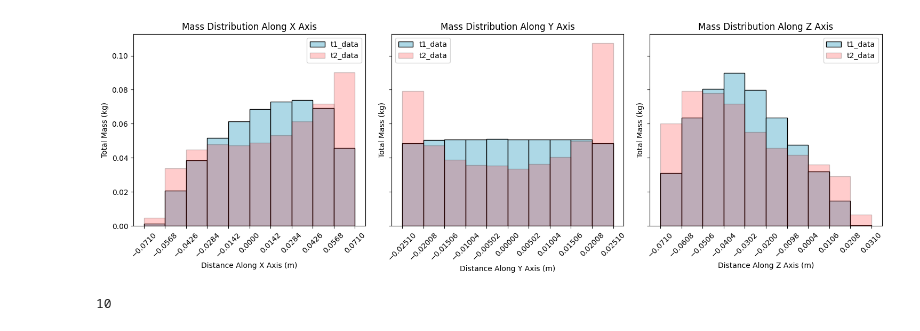
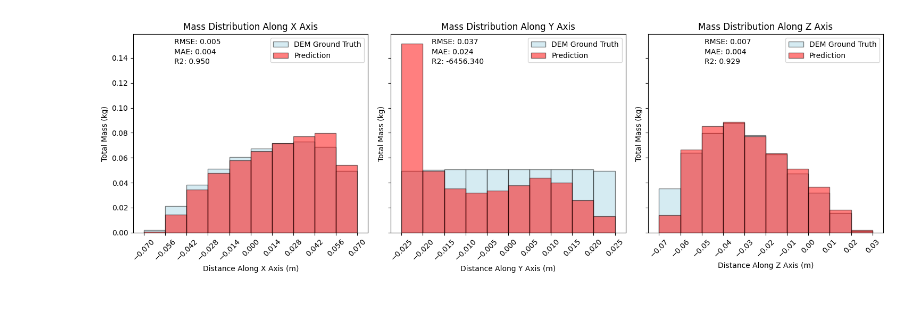
Before and after one commit to elispelis/DEM-Dissertation, a Jupyter notebook: src/density_distribution.ipynb, the cells around one changed output. Drawn from its saved outputs; the diff is of its cells as text; code cells hidden in the pictures.

```diff
--- a/src/density_distribution.ipynb
+++ b/src/density_distribution.ipynb
@@ -52,8 +52,12 @@ plot_particles(t1_data, id_dict, True, t1)
 z_max = np.amax(t1_data[:, 2])
 
 
-predicted_path = rf"V:\GrNN_EDEM-Sims\{sim_name}_data\Export_Data\RNNSR_plots\35_12_35_sl15_3_6.5_0.05s_plots_30ep_128batch\timestep_data\20.00.csv"
-t2_data = np.genfromtxt(predicted_path, delimiter=",")
+#predicted_path = rf"V:\GrNN_EDEM-Sims\{sim_name}_data\Export_Data\RNNSR_plots\35_12_35_sl15_3_6.5_0.05s_plots_30ep_128batch\timestep_data\20.00.csv"
+predicted_path = rf"V:\GrNN_EDEM-Sims\{sim_name}_data\Export_Data\RNNSR_plots\23_8_23_sl15_3_5_0.05s_plots_20ep_64batch\timestep_data\20.00.npy"
+predicted_path = rf"V:\GrNN_EDEM-Sims\{sim_name}_data\Export_Data\RNNSR_plots\35_12_35_sl30_3_6.5_0.05s_plots_30ep_128batch\timestep_data\20.00.npy"
+
+
+t2_data = np.load(predicted_path)
 
 new_column = np.ones((t2_data.shape[0]))
 t2_data = np.insert(t2_data, -1, new_column*t1_data[0,-2], axis=1)
@@ -78,61 +133,67 @@ array([[-4.93703597e-02, -2.50000000e-02, -2.83277368e-02,
 # %%
 direction = "y"
 bin_count = 10
-domain_x = (-0.071, 0.071)
-domain_y = (-0.0251, 0.0251)
-domain_z = (-0.071, 0.031)
+domain_x = (-0.07, 0.07)
+domain_y = (-0.025, 0.025)
+domain_z = (-0.07, 0.03)
 
 domains = {
     "x": domain_x,
     "y": domain_y,
     "z": domain_z
 }
 # Define a color map for differentiating between t1_data and t2_data
 colors = ['lightblue', 'red']
 
 fig, axs = plt.subplots(1, 3, figsize=(15, 5), sharey=1, dpi=100)
 
+
+rmses = []
+r_squareds = []
+maes = []
+
+
 # Iterate over each direction
 for i, direction in enumerate(domains.keys()):
     bin_length = (domains[direction][1] - domains[direction][0]) / bin_count
 
-    # Generate bin edges
+    #slice domain and calculate mass distrubtion
     bins = np.linspace(domains[direction][0], domains[direction][1], bin_count + 1)
+    slices_dem = slice_positions_1d(t1_data, domains[direction], bin_count, direction)
+    slices_pred = slice_positions_1d(t2_data, domains[direction], bin_count, direction)
+    masses_dem = [np.sum(slice[:, 3]) for slice in slices_dem]
+    masses_pred = [np.sum(slice[:, 3]) for slice in slices_pred]
 
-    # Slice positions for t1_data
-    slices_t1 = extrap.slice_positions_1d(t1_data, domains[direction], bin_count, direction)
+    # plot bar graph
+    axs[i].bar(bins[:-1], masses_dem, width=np.diff(bins), edgecolor="k", align="edge", color=colors[0], label='DEM Ground Truth', alpha=0.5)
+    axs[i].bar(bins[:-1], masses_pred, width=np.diff(bins), edgecolor="k", align="edge", color=colors[1], label='Prediction', alpha=0.5)
 
-    # Slice positions for t2_data
-    slices_t2 = extrap.slice_positions_1d(t2_data, domains[direction], bin_count, direction)
-
-    # Compute masses for t1_data
-    masses_t1 = [np.sum(slice[:, 3]) for slice in slices_t1]
-
-    # Compute masses for t2_data
-    masses_t2 = [np.sum(slice[:, 3]) for slice in slices_t2]
-
-    # Plotting the histogram with y-values as masses on the current subplot for t1_data
-    axs[i].bar(bins[:-1], masses_t1, width=np.diff(bins), edgecolor="k", align="edge", color=colors[0], label='t1_data')
-
-    # Plotting the histogram with y-values as masses on the current subplot for t2_data
-    axs[i].bar(bins[:-1], masses_t2, width=np.diff(bins), edgecolor="k", align="edge", color=colors[1], label='t2_data', alpha=0.2)
-
-    # Adding labels and title to the current subplot
+    # graph setting
     axs[i].set_xlabel(f'Distance Along {direction.capitalize()} Axis (m)')
     axs[i].set_ylabel('Total Mass (kg)')
     axs[i].set_title(f'Mass Distribution Along {direction.capitalize()} Axis')
     axs[i].set_xticks(bins)
     axs[i].tick_params(axis='x', rotation=45)
     axs[i].legend()
 
+    rmse, r_squared, mae = get_stats(np.array(masses_dem), np.array(masses_pred))
+
+    rmses.append(rmse)
+    r_squareds.append(r_squared)
+    maes.append(mae)
+
+    new_max = axs[i].get_ylim()[1]
+
+
+for i in range(3):
+    axs[i].text(x=0.65*axs[i].get_xlim()[0], y=0.95*axs[i].get_ylim()[1], s=f"RMSE: {rmses[i]:.3f}")
+    axs[i].text(x=0.65*axs[i].get_xlim()[0], y=0.9*axs[i].get_ylim()[1], s=f"MAE: {maes[i]:.3f}")
+    axs[i].text(x=0.65*axs[i].get_xlim()[0], y=0.85*axs[i].get_ylim()[1], s=f"R2: {r_squareds[i]:.3f}")
+
 # Adjust layout to prevent clipping of labels
 plt.tight_layout()
 
 # Display the plot
 plt.show()
 # %% [output]
-[figure, old version]
+[figure, new version]
-# %%
-len(slices_t1)
-# %% [output]
-10
```
Also changed, not shown: parts of 4 cells of this notebook, 2 other files.
